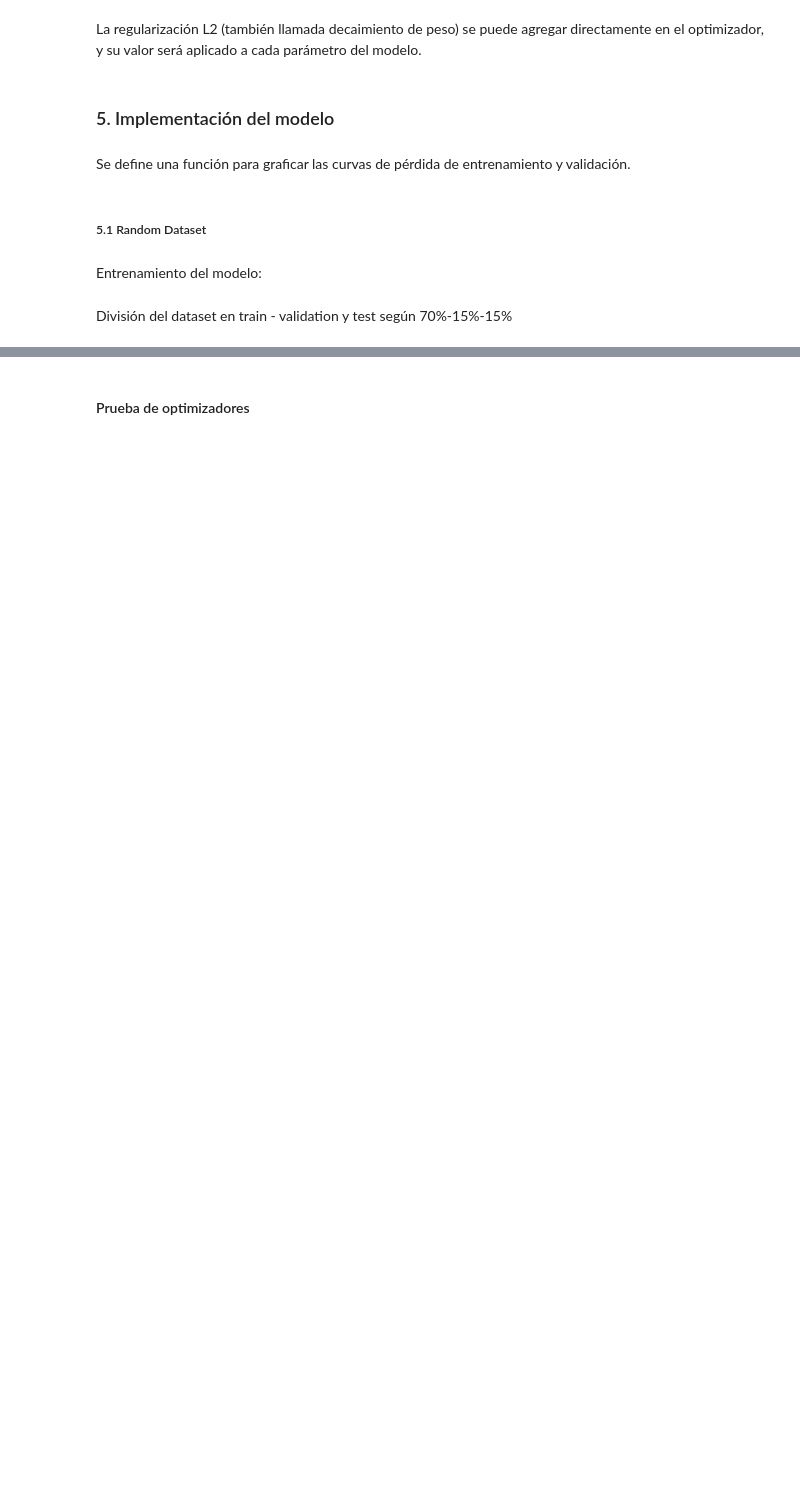
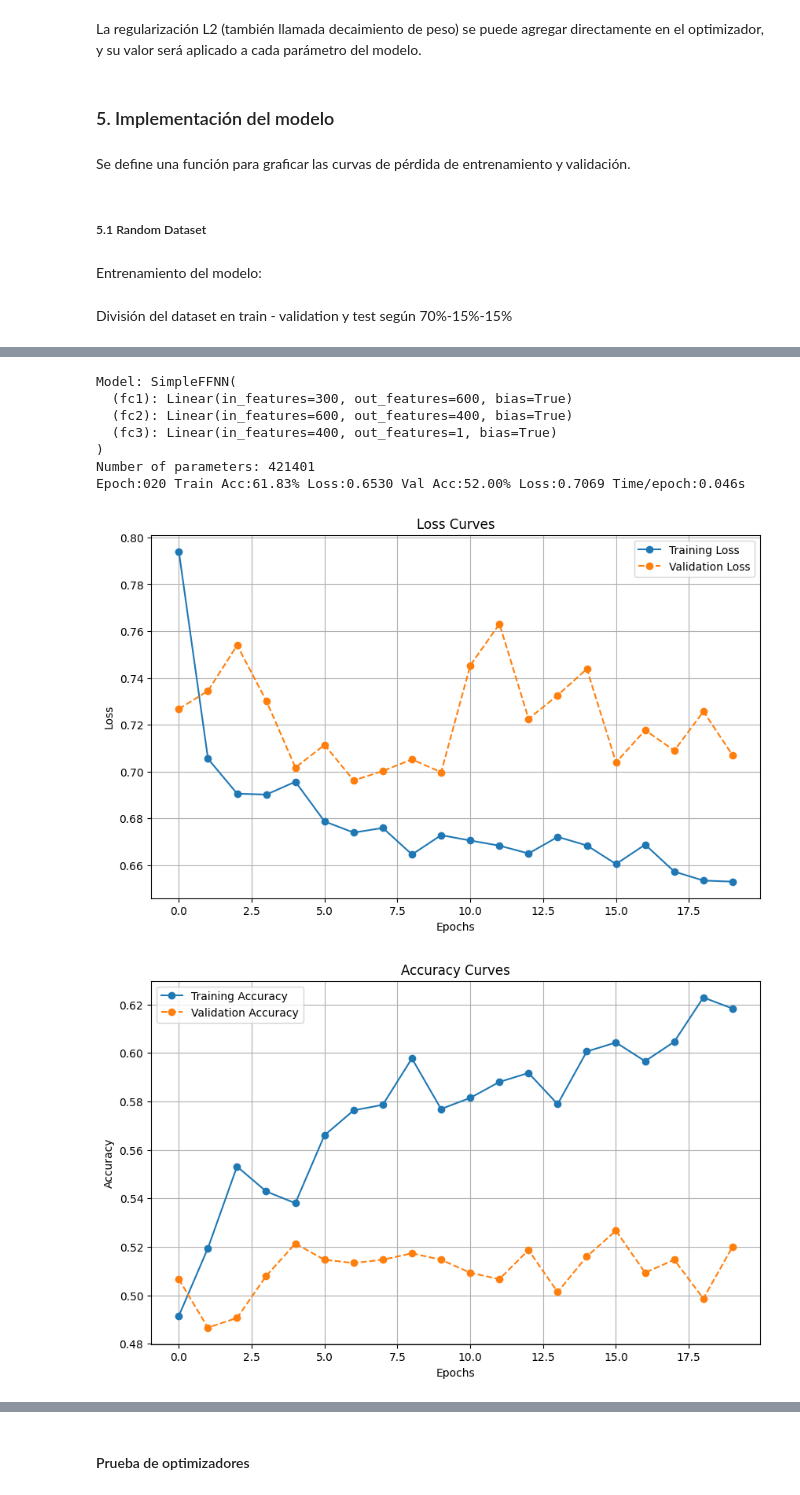
Before and after one commit to antargi/deeplearningfundamentals, a Jupyter notebook: lab1_try1.ipynb, the cells around one changed output, grey strips where cells are left out. Drawn from its saved outputs; the diff is of its cells as text; code cells hidden in the pictures; blank space fills up the shorter version.

```diff
--- a/lab1_try1.ipynb
+++ b/lab1_try1.ipynb
@@ -462,0 +441,29 @@ Epoch 50/50, Training Loss: 0.6816, Validation Loss: 0.6785, Training Accuracy:
+# %%
+input_size = dataset.num_features
+hidden_size1 = 600
+hidden_size2 = 400
+output_size = 1
+model = SimpleFFNN(input_size, hidden_size1, hidden_size2, output_size)
+optimizer = get_sgd_optimizer(model, lr=0.05)
+init_xavier(model)
+train_losses, val_losses, train_accuracies, val_accuracies = train_model_loop(
+    model=model,
+    optimizer=optimizer,
+    train_loader=train_loader,
+    val_loader=val_loader,
+    epochs=20,
+    reports_every=1,
+    device='cuda'
+)
+plot_loss_curves(train_losses, val_losses, title="Loss Curves")
+plot_acc_curves(train_accuracies, val_accuracies, title="Accuracy Curves")
+# %% [output]
+Model: SimpleFFNN(
+  (fc1): Linear(in_features=300, out_features=600, bias=True)
+  (fc2): Linear(in_features=600, out_features=400, bias=True)
+  (fc3): Linear(in_features=400, out_features=1, bias=True)
+)
+Number of parameters: 421401
+Epoch:020 Train Acc:61.83% Loss:0.6530 Val Acc:52.00% Loss:0.7069 Time/epoch:0.046s
+[figure, added]
+[figure, added]
```
Also changed, not shown: parts of 37 cells of this notebook, 2 other files.
